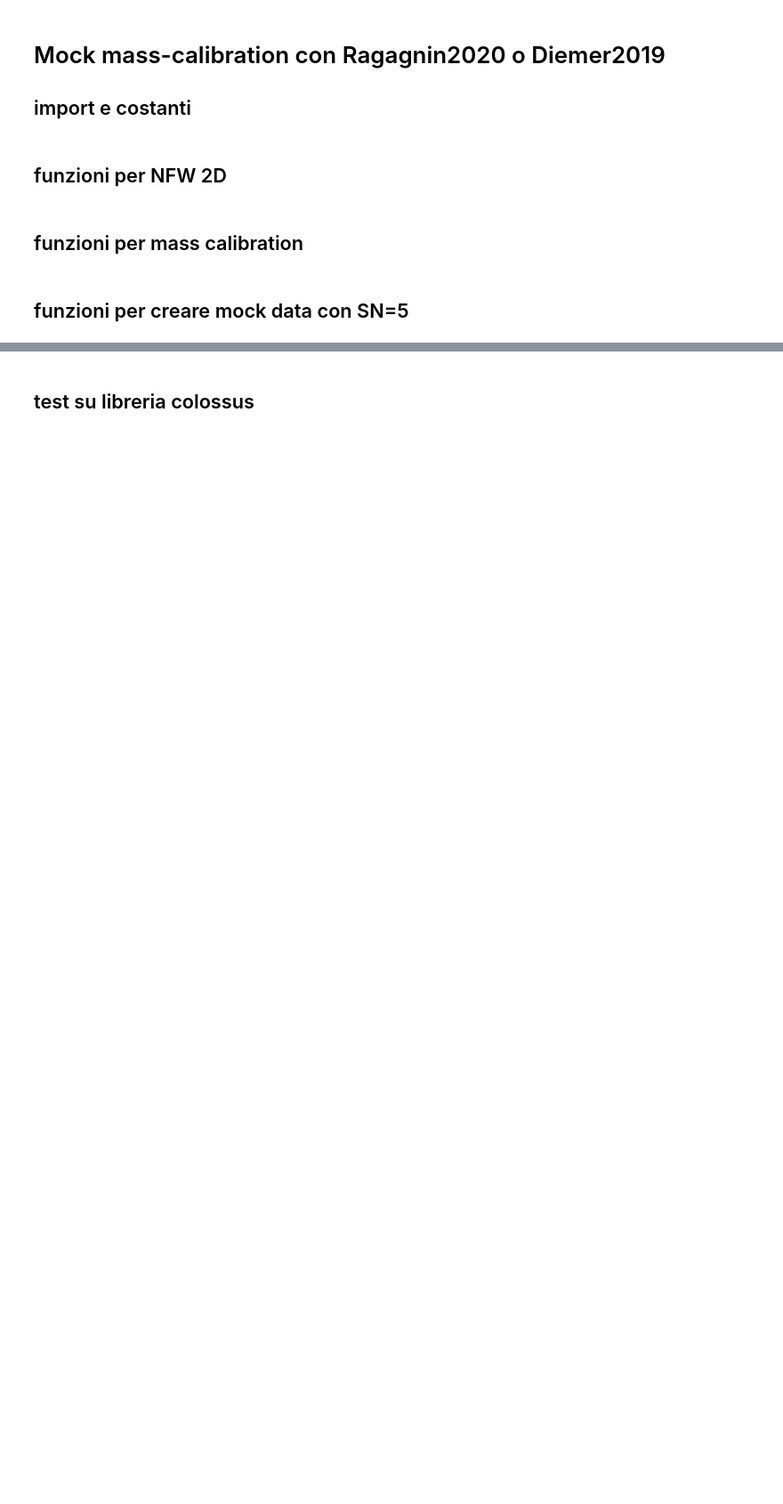
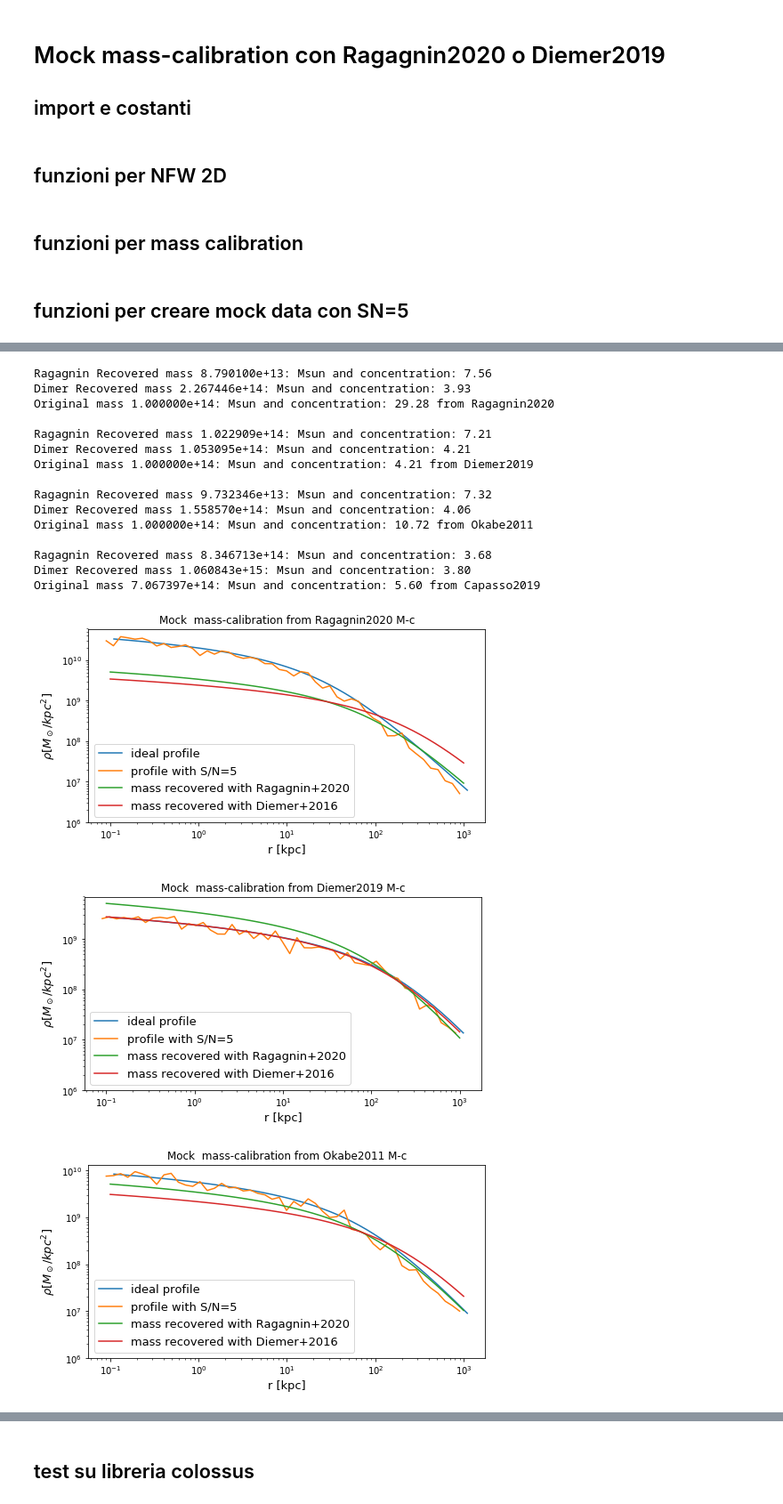
Before and after one commit to aragagnin/hydro_mc, a Jupyter notebook: mass-calibration.ipynb, the cells around one changed output, grey strips where cells are left out. Shown at 89% size. Saved outputs shown, nothing was run; the diff lists cells and outputs as text; code cells hidden in the pictures; blank space fills up the shorter version.

```diff
--- a/mass-calibration.ipynb
+++ b/mass-calibration.ipynb
@@ -75,11 +75,13 @@ def nfw2_profile_from_M200c_Diemer2019(M, a, delta, omega_m, omega_b, sigma8, h0
                'sigma8': sigma8,
               'ns':.963}
     Rhalo = get_R_kpc(delta, a, omega_m, h0, M)
-    cosmology.setCosmology('myCosmo', _params)
+    _cosmo = cosmology.setCosmology('myCosmo', _params)
+    cosmology.setCurrent( _cosmo)
     if M>1e16:
         return np.nan
     #diemer vuole masse/h
-    c = concentration.modelDiemer19(M/h0, 1./a-1.)[0]
+    #c = concentration.modelDiemer19(M*h0, 1./a-1.)[0]
+    c = concentration.concentration(M*h0, '200c', 1./a-1., model='diemer19')[0]
     rs = Rhalo/c
     rho0 = M/(4./3.*np.pi*rs**3)*1/(3*A_NFW(c))
     return nfw2_return_from_rho0_rs(rho0, rs, radii)
@@ -227,0 +233,66 @@ Original mass 1.420000e+14: Msun and concentration: 6.79
+# %%
+
+
+
+fig,ax = plt.subplots(1,figsize=(8,4))
+confronta(M = 1e14, sn=5.,  plotta=True, fig=fig, ax=ax, outputta=True)
+ax.set_xscale('log')
+ax.set_yscale('log')
+ax.set_ylim([1e6,None])
+ax.legend(fontsize=13)
+ax.set_xlabel('r [kpc]',fontsize=13)
+ax.set_ylabel(r'$\rho [M_\odot/kpc^2]$',fontsize=13)
+print()
+
+
+
+
+fig,ax = plt.subplots(1,figsize=(8,4))
+confronta(M = 1e14, sn=5.,  plotta=True, fig=fig, ax=ax, outputta=True, c_orig='Diemer2019')
+ax.set_xscale('log')
+ax.set_yscale('log')
+ax.set_ylim([1e6,None])
+ax.legend(fontsize=13)
+ax.set_xlabel('r [kpc]',fontsize=13)
+ax.set_ylabel(r'$\rho [M_\odot/kpc^2]$',fontsize=13)
+print()
+
+
+fig,ax = plt.subplots(1,figsize=(8,4))
+confronta(M = 1e14, sn=5.,  plotta=True, fig=fig, ax=ax, outputta=True, c_orig='Okabe2011')
+ax.set_xscale('log')
+ax.set_yscale('log')
+ax.set_ylim([1e6,None])
+ax.legend(fontsize=13)
+ax.set_xlabel('r [kpc]',fontsize=13)
+ax.set_ylabel(r'$\rho [M_\odot/kpc^2]$',fontsize=13)
+print()
+
+fig,ax = plt.subplots(1,figsize=(8,4))
+confronta(M = None, sn=5.,  plotta=True, fig=fig, ax=ax, outputta=True, c_orig='Capasso2019')
+ax.set_xscale('log')
+ax.set_yscale('log')
+ax.set_ylim([1e6,None])
+ax.legend(fontsize=13)
+ax.set_xlabel('r [kpc]',fontsize=13)
+ax.set_ylabel(r'$\rho [M_\odot/kpc^2]$',fontsize=13)
+print()
+# %% [output]
+Ragagnin Recovered mass 8.790100e+13: Msun and concentration: 7.56
+Dimer Recovered mass 2.267446e+14: Msun and concentration: 3.93
+Original mass 1.000000e+14: Msun and concentration: 29.28 from Ragagnin2020
+
+Ragagnin Recovered mass 1.022909e+14: Msun and concentration: 7.21
+Dimer Recovered mass 1.053095e+14: Msun and concentration: 4.21
+Original mass 1.000000e+14: Msun and concentration: 4.21 from Diemer2019
+
+Ragagnin Recovered mass 9.732346e+13: Msun and concentration: 7.32
+Dimer Recovered mass 1.558570e+14: Msun and concentration: 4.06
+Original mass 1.000000e+14: Msun and concentration: 10.72 from Okabe2011
+
+Ragagnin Recovered mass 8.346713e+14: Msun and concentration: 3.68
+Dimer Recovered mass 1.060843e+15: Msun and concentration: 3.80
+Original mass 7.067397e+14: Msun and concentration: 5.60 from Capasso2019
+[figure, added]
+[figure, added]
+[figure, added]
```
Also changed, not shown: parts of 10 cells of this notebook.
